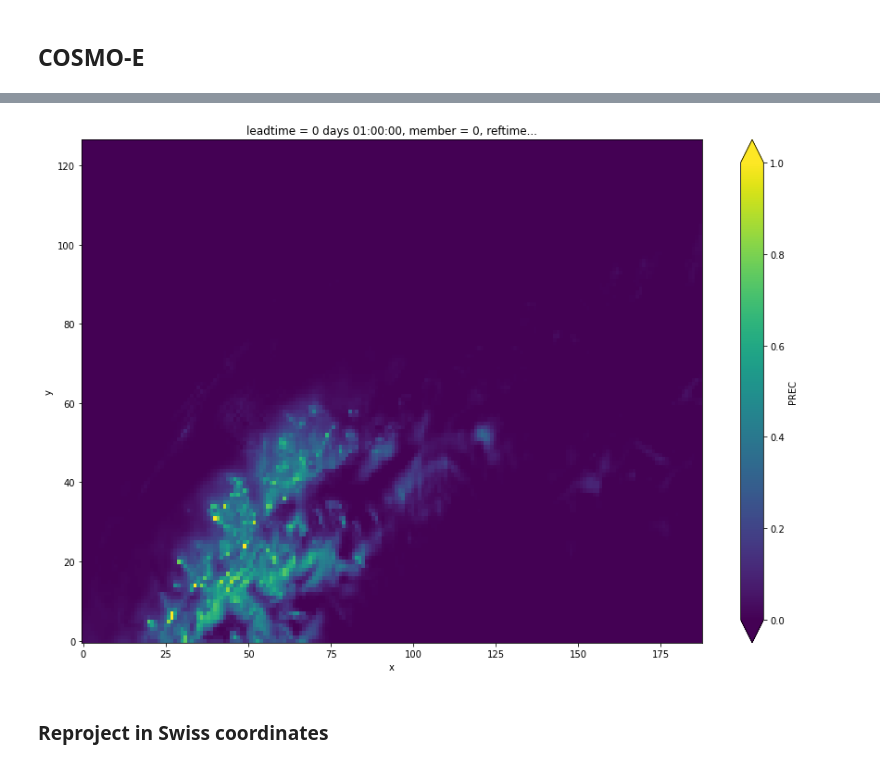
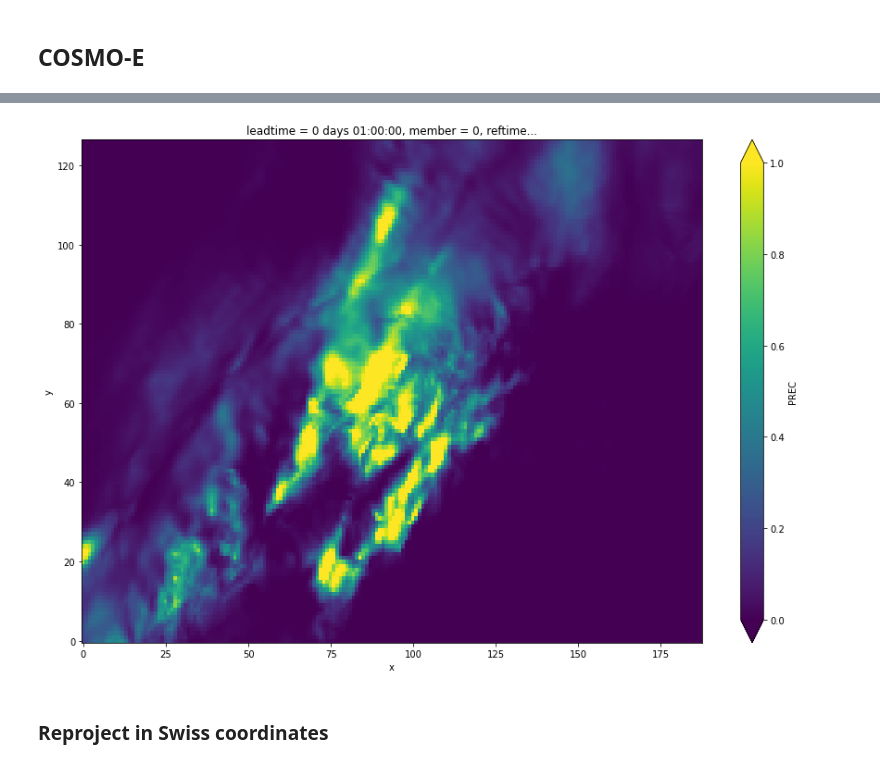
Before and after one commit to butoialexandra/Realistic-looking-rainfall-forecasts, a Jupyter notebook: data_analysis.ipynb, the cells around one changed output, grey strips where cells are left out. Saved outputs shown, nothing was run; the diff lists cells and outputs as text; code cells hidden in the pictures.

```diff
--- a/data_analysis.ipynb
+++ b/data_analysis.ipynb
@@ -275,9 +184,9 @@ Attributes: (0)
 # %%
 plt.figure(figsize=(15,10))
-cosmo.PREC.isel(leadtime=1, member=0, reftime=1).plot.pcolormesh("x", "y", cmap='viridis', vmin=0, vmax=1)
+cosmo.PREC.isel(leadtime=1, member=0, reftime=0).plot.pcolormesh("x", "y", cmap='viridis', vmin=0, vmax=1)
 plt.show()
 # %% [output]
-[figure, old version]
+[figure, new version]
 # %% [markdown]
 ### Reproject in Swiss coordinates
 # %%
```
Also changed, not shown: parts of 37 cells of this notebook.
